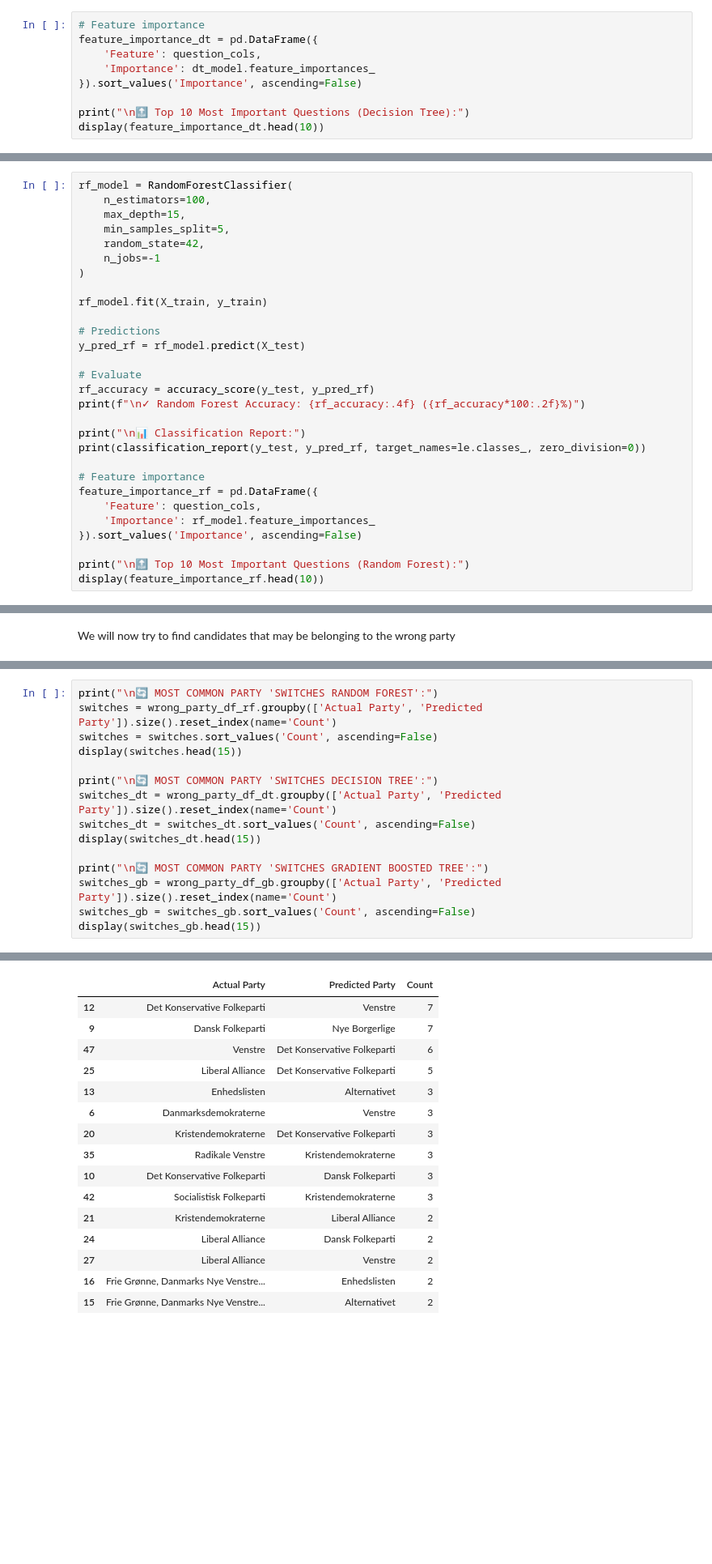
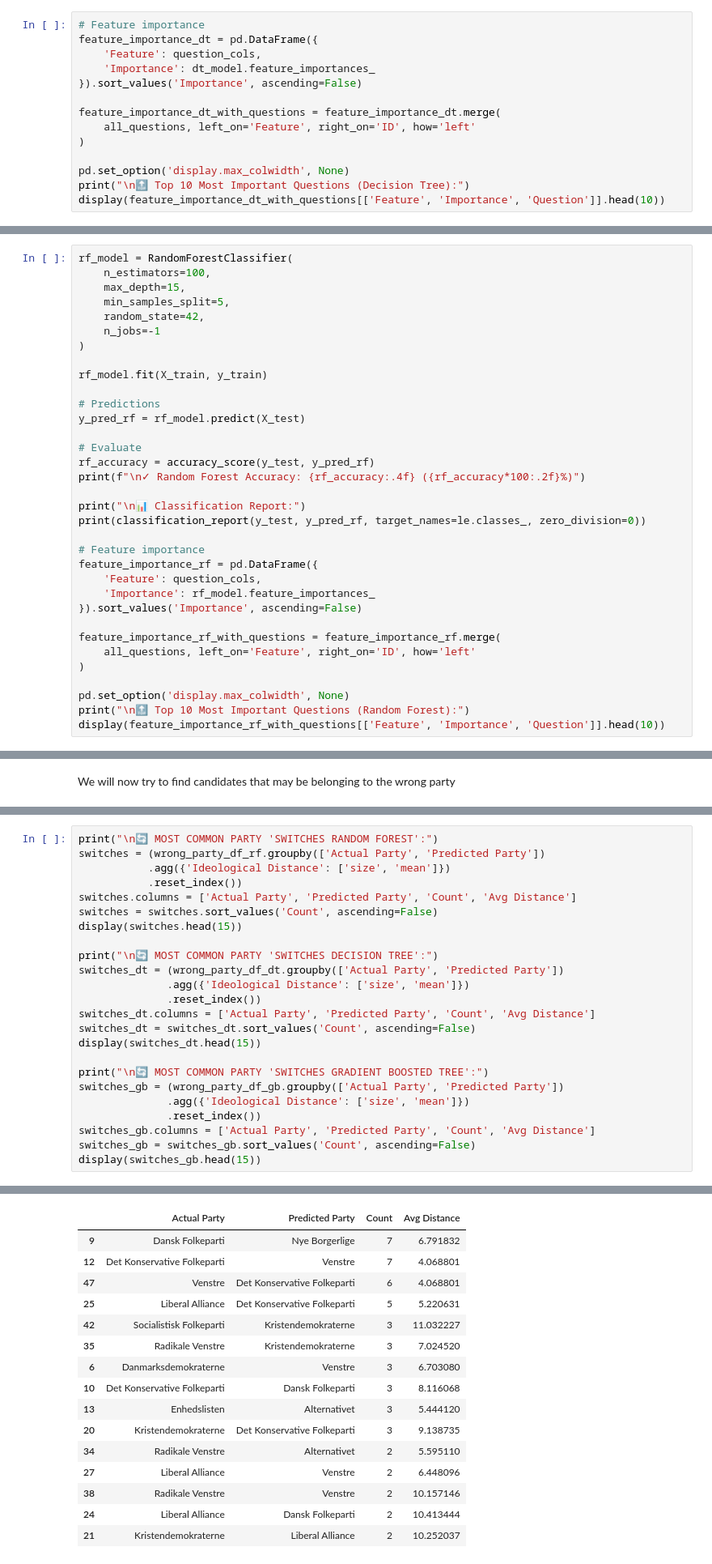
Before and after one commit to sergioqueber/assignment-3-mle-polski-team, a Jupyter notebook: 3. Candidate Test 2022 I.ipynb, the cells around one changed output, grey strips where cells are left out. Shown at 81% size. Saved outputs shown, nothing was run; the diff lists cells and outputs as text; blank space fills up the shorter version.

```diff
--- a/3. Candidate Test 2022 I.ipynb
+++ b/3. Candidate Test 2022 I.ipynb
@@ -866,7 +893,12 @@ feature_importance_dt = pd.DataFrame({
     'Importance': dt_model.feature_importances_
 }).sort_values('Importance', ascending=False)
 
+feature_importance_dt_with_questions = feature_importance_dt.merge(
+    all_questions, left_on='Feature', right_on='ID', how='left'
+)
+
+pd.set_option('display.max_colwidth', None)
 print("\n🔝 Top 10 Most Important Questions (Decision Tree):")
-display(feature_importance_dt.head(10))
+display(feature_importance_dt_with_questions[['Feature', 'Importance', 'Question']].head(10))
 # %% [output]
 🔝 Top 10 Most Important Questions (Decision Tree):
@@ -910,8 +942,13 @@ feature_importance_rf = pd.DataFrame({
     'Importance': rf_model.feature_importances_
 }).sort_values('Importance', ascending=False)
 
+feature_importance_rf_with_questions = feature_importance_rf.merge(
+    all_questions, left_on='Feature', right_on='ID', how='left'
+)
+
+pd.set_option('display.max_colwidth', None)
 print("\n🔝 Top 10 Most Important Questions (Random Forest):")
-display(feature_importance_rf.head(10))
+display(feature_importance_rf_with_questions[['Feature', 'Importance', 'Question']].head(10))
 # %% [output]
 ✓ Random Forest Accuracy: 0.9064 (90.64%)
 
@@ -1155,17 +1221,26 @@ print(f"✓ Potentially 'wrong party': {len(wrong_party_df_gb)} candidates found
 ✓ Potentially 'wrong party': 29 candidates found by Gradient Boosted Tree
 # %%
 print("\n🔄 MOST COMMON PARTY 'SWITCHES RANDOM FOREST':")
-switches = wrong_party_df_rf.groupby(['Actual Party', 'Predicted Party']).size().reset_index(name='Count')
+switches = (wrong_party_df_rf.groupby(['Actual Party', 'Predicted Party'])
+           .agg({'Ideological Distance': ['size', 'mean']})
+           .reset_index())
+switches.columns = ['Actual Party', 'Predicted Party', 'Count', 'Avg Distance']
 switches = switches.sort_values('Count', ascending=False)
 display(switches.head(15))
 
 print("\n🔄 MOST COMMON PARTY 'SWITCHES DECISION TREE':")
-switches_dt = wrong_party_df_dt.groupby(['Actual Party', 'Predicted Party']).size().reset_index(name='Count')
+switches_dt = (wrong_party_df_dt.groupby(['Actual Party', 'Predicted Party'])
+              .agg({'Ideological Distance': ['size', 'mean']})
+              .reset_index())
+switches_dt.columns = ['Actual Party', 'Predicted Party', 'Count', 'Avg Distance']
 switches_dt = switches_dt.sort_values('Count', ascending=False)
 display(switches_dt.head(15))
 
 print("\n🔄 MOST COMMON PARTY 'SWITCHES GRADIENT BOOSTED TREE':")
-switches_gb = wrong_party_df_gb.groupby(['Actual Party', 'Predicted Party']).size().reset_index(name='Count')
+switches_gb = (wrong_party_df_gb.groupby(['Actual Party', 'Predicted Party'])
+              .agg({'Ideological Distance': ['size', 'mean']})
+              .reset_index())
+switches_gb.columns = ['Actual Party', 'Predicted Party', 'Count', 'Avg Distance']
 switches_gb = switches_gb.sort_values('Count', ascending=False)
 display(switches_gb.head(15))
 # %% [output]
@@ -1188,18 +1263,18 @@ display(switches_gb.head(15))
 🔄 MOST COMMON PARTY 'SWITCHES DECISION TREE':
-|  | Actual Party | Predicted Party | Count |
-| 12 | Det Konservative Folkeparti | Venstre | 7 |
-| 9 | Dansk Folkeparti | Nye Borgerlige | 7 |
-| 47 | Venstre | Det Konservative Folkeparti | 6 |
-| 25 | Liberal Alliance | Det Konservative Folkeparti | 5 |
-| 13 | Enhedslisten | Alternativet | 3 |
-| 6 | Danmarksdemokraterne | Venstre | 3 |
-| 20 | Kristendemokraterne | Det Konservative Folkeparti | 3 |
-| 35 | Radikale Venstre | Kristendemokraterne | 3 |
-| 10 | Det Konservative Folkeparti | Dansk Folkeparti | 3 |
-| 42 | Socialistisk Folkeparti | Kristendemokraterne | 3 |
-| 21 | Kristendemokraterne | Liberal Alliance | 2 |
-| 24 | Liberal Alliance | Dansk Folkeparti | 2 |
-| 27 | Liberal Alliance | Venstre | 2 |
-| 16 | Frie Grønne, Danmarks Nye Venstre... | Enhedslisten | 2 |
-| 15 | Frie Grønne, Danmarks Nye Venstre... | Alternativet | 2 |
+|  | Actual Party | Predicted Party | Count | Avg Distance |
+| 9 | Dansk Folkeparti | Nye Borgerlige | 7 | 6.791832 |
+| 12 | Det Konservative Folkeparti | Venstre | 7 | 4.068801 |
+| 47 | Venstre | Det Konservative Folkeparti | 6 | 4.068801 |
+| 25 | Liberal Alliance | Det Konservative Folkeparti | 5 | 5.220631 |
+| 42 | Socialistisk Folkeparti | Kristendemokraterne | 3 | 11.032227 |
+| 35 | Radikale Venstre | Kristendemokraterne | 3 | 7.024520 |
+| 6 | Danmarksdemokraterne | Venstre | 3 | 6.703080 |
+| 10 | Det Konservative Folkeparti | Dansk Folkeparti | 3 | 8.116068 |
+| 13 | Enhedslisten | Alternativet | 3 | 5.444120 |
+| 20 | Kristendemokraterne | Det Konservative Folkeparti | 3 | 9.138735 |
+| 34 | Radikale Venstre | Alternativet | 2 | 5.595110 |
+| 27 | Liberal Alliance | Venstre | 2 | 6.448096 |
+| 38 | Radikale Venstre | Venstre | 2 | 10.157146 |
+| 24 | Liberal Alliance | Dansk Folkeparti | 2 | 10.413444 |
+| 21 | Kristendemokraterne | Liberal Alliance | 2 | 10.252037 |
 🔄 MOST COMMON PARTY 'SWITCHES GRADIENT BOOSTED TREE':
```
Also changed, not shown: parts of 10 cells of this notebook.
